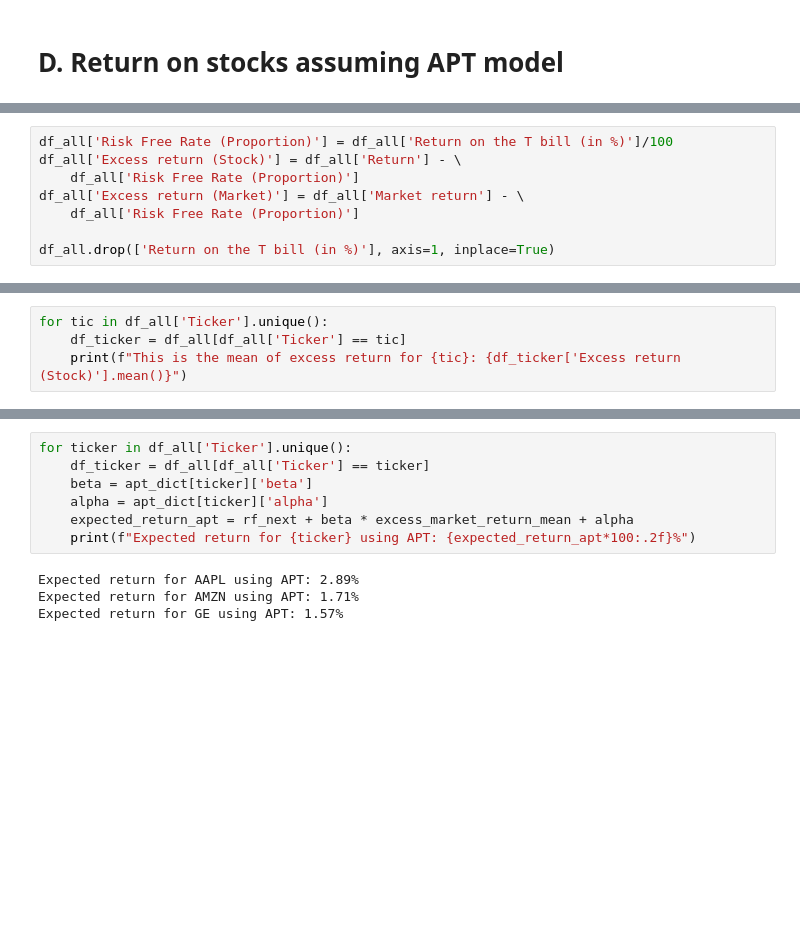
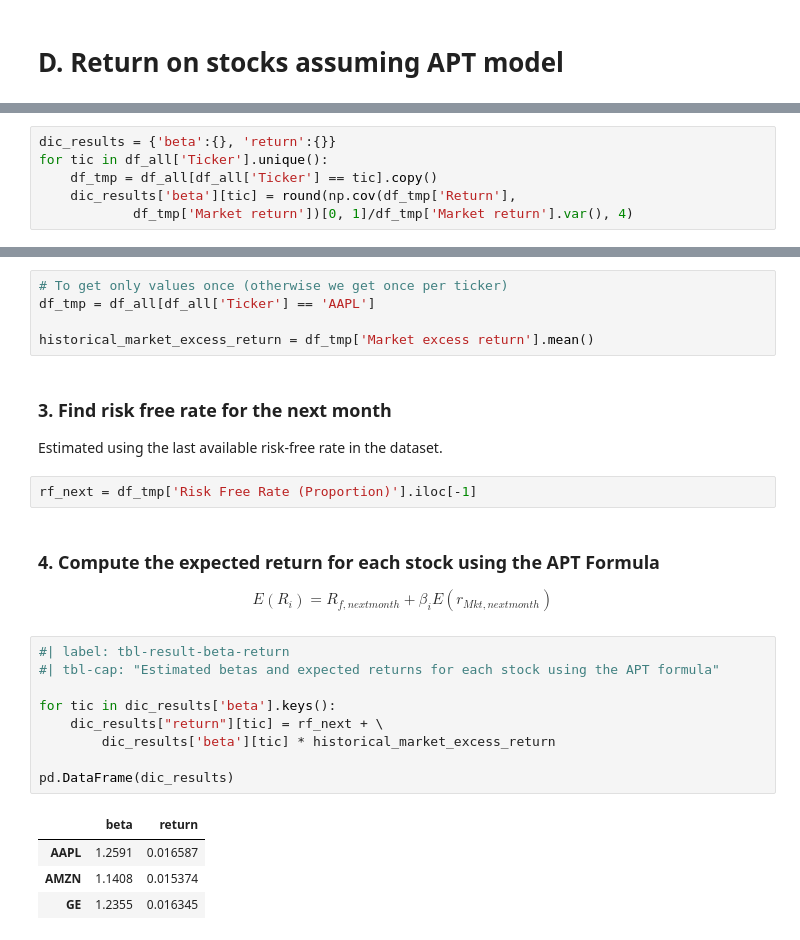
Before and after one commit to rodologie/Investment_Portfolio_Management, a Jupyter notebook: PBset/main.ipynb, the cells around one changed output, grey strips where cells are left out. Saved outputs shown, nothing was run; the diff lists cells and outputs as text; blank space fills up the shorter version.

```diff
--- a/PBset/main.ipynb
+++ b/PBset/main.ipynb
@@ -534,8 +519,0 @@ Having said that, here are the steps we will follow:
-# %%
-df_all['Risk Free Rate (Proportion)'] = df_all['Return on the T bill (in %)']/100
-df_all['Excess return (Stock)'] = df_all['Return'] - \
-    df_all['Risk Free Rate (Proportion)']
-df_all['Excess return (Market)'] = df_all['Market return'] - \
-    df_all['Risk Free Rate (Proportion)']
-
-df_all.drop(['Return on the T bill (in %)'], axis=1, inplace=True)
@@ -549,6 +523,8 @@ rf_next = df_all['Risk Free Rate (Proportion)'].iloc[-1]
 To compute the $\beta$ of each stock, we will use the formula:
 $$\beta_i = \frac{Cov(R_i, R_{Mkt})}{Var(R_{Mkt})}$$
 # %%
+dic_results = {'beta':{}, 'return':{}}
 for tic in df_all['Ticker'].unique():
-    df_ticker = df_all[df_all['Ticker'] == tic]
-    print(f"This is the mean of excess return for {tic}: {df_ticker['Excess return (Stock)'].mean()}")
+    df_tmp = df_all[df_all['Ticker'] == tic].copy()
+    dic_results['beta'][tic] = round(np.cov(df_tmp['Return'],
+            df_tmp['Market return'])[0, 1]/df_tmp['Market return'].var(), 4)
@@ -581,11 +537,28 @@ We can now compute the expected return for each stock using the APT Formula.
-# %%
-for ticker in df_all['Ticker'].unique():
-    df_ticker = df_all[df_all['Ticker'] == ticker]
-    beta = apt_dict[ticker]['beta']
-    alpha = apt_dict[ticker]['alpha']
-    expected_return_apt = rf_next + beta * excess_market_return_mean + alpha
-    print(f"Expected return for {ticker} using APT: {expected_return_apt*100:.2f}%")
-# %% [output]
-Expected return for AAPL using APT: 2.89%
-Expected return for AMZN using APT: 1.71%
-Expected return for GE using APT: 1.57%
+# %%
+# To get only values once (otherwise we get once per ticker)
+df_tmp = df_all[df_all['Ticker'] == 'AAPL']
+
+historical_market_excess_return = df_tmp['Market excess return'].mean()
+# %% [markdown]
+### 3. Find risk free rate for the next month
+
+Estimated using the last available risk-free rate in the dataset.
+# %%
+rf_next = df_tmp['Risk Free Rate (Proportion)'].iloc[-1]
+# %% [markdown]
+### 4. Compute the expected return for each stock using the APT Formula
+$$E(R_i) = R_{f, next month} + \beta_i E(r_{Mkt, next month})$$
+# %%
+#| label: tbl-result-beta-return
+#| tbl-cap: "Estimated betas and expected returns for each stock using the APT formula"
+
+for tic in dic_results['beta'].keys():
+    dic_results["return"][tic] = rf_next + \
+        dic_results['beta'][tic] * historical_market_excess_return
+
+pd.DataFrame(dic_results)
+# %% [output]
+|  | beta | return |
+| AAPL | 1.2591 | 0.016587 |
+| AMZN | 1.1408 | 0.015374 |
+| GE | 1.2355 | 0.016345 |
```
Also changed, not shown: parts of 36 cells of this notebook, 3 other files.
